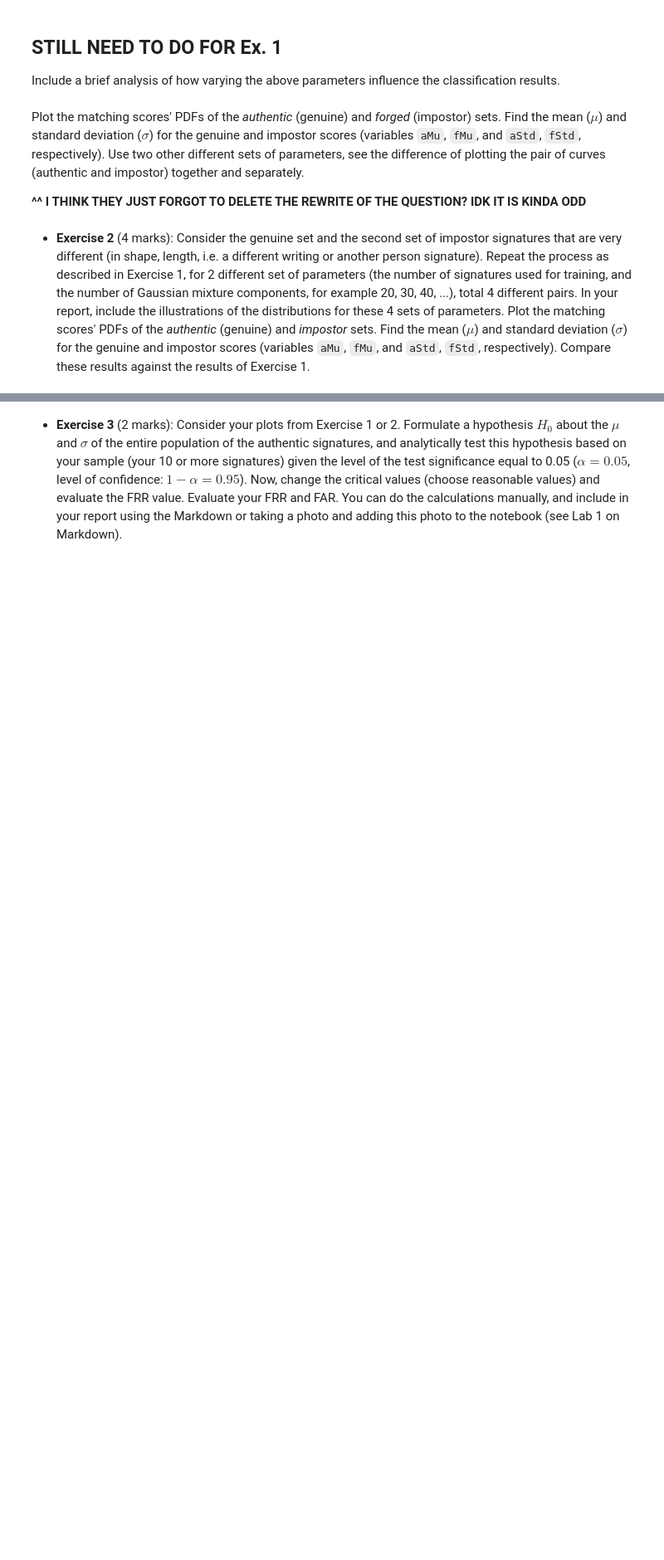
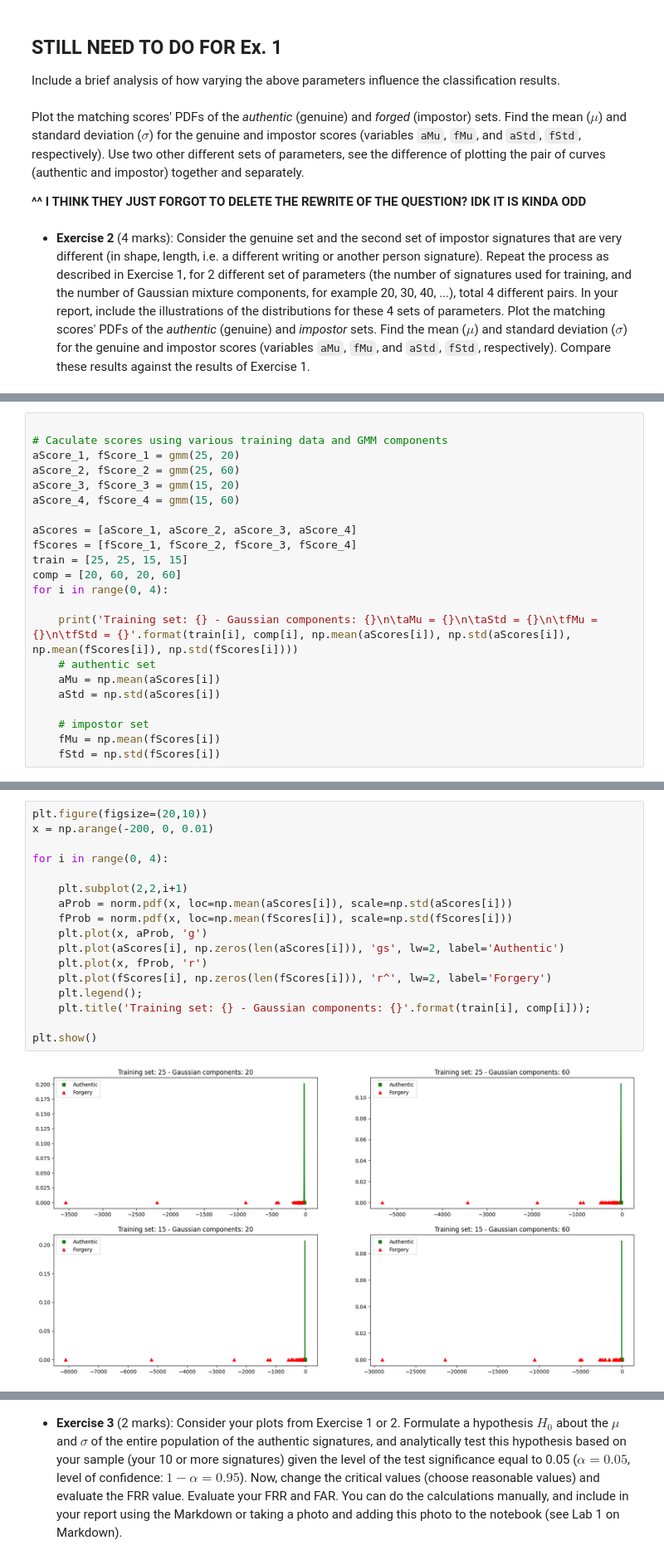
Before and after one commit to TheJade/ENCM509, a Jupyter notebook: Lab3/Lab3-SigVerif GMM.ipynb, the cells around one changed output, grey strips where cells are left out. Shown at 83% size. Drawn from its saved outputs; the diff is of its cells as text; blank space fills up the shorter version.

```diff
--- a/Lab3/Lab3-SigVerif GMM.ipynb
+++ b/Lab3/Lab3-SigVerif GMM.ipynb
@@ -349,0 +405,22 @@ Include a brief analysis of how varying the above parameters influence the class
+# %%
+
+# Caculate scores using various training data and GMM components
+aScore_1, fScore_1 = gmm(25, 20)
+aScore_2, fScore_2 = gmm(25, 60)
+aScore_3, fScore_3 = gmm(15, 20)
+aScore_4, fScore_4 = gmm(15, 60)
+
+aScores = [aScore_1, aScore_2, aScore_3, aScore_4]
+fScores = [fScore_1, fScore_2, fScore_3, fScore_4]
+train = [25, 25, 15, 15]
+comp = [20, 60, 20, 60]
+for i in range(0, 4):
+
+    print('Training set: {} - Gaussian components: {}\n\taMu = {}\n\taStd = {}\n\tfMu = {}\n\tfStd = {}'.format(train[i], comp[i], np.mean(aScores[i]), np.std(aScores[i]), np.mean(fScores[i]), np.std(fScores[i])))
+    # authentic set
+    aMu = np.mean(aScores[i])
+    aStd = np.std(aScores[i])
+
+    # impostor set
+    fMu = np.mean(fScores[i])
+    fStd = np.std(fScores[i])
@@ -349,0 +448,19 @@ Include a brief analysis of how varying the above parameters influence the class
+# %%
+plt.figure(figsize=(20,10))
+x = np.arange(-200, 0, 0.01)
+
+for i in range(0, 4):
+
+    plt.subplot(2,2,i+1)
+    aProb = norm.pdf(x, loc=np.mean(aScores[i]), scale=np.std(aScores[i]))
+    fProb = norm.pdf(x, loc=np.mean(fScores[i]), scale=np.std(fScores[i]))
+    plt.plot(x, aProb, 'g')
+    plt.plot(aScores[i], np.zeros(len(aScores[i])), 'gs', lw=2, label='Authentic')
+    plt.plot(x, fProb, 'r')
+    plt.plot(fScores[i], np.zeros(len(fScores[i])), 'r^', lw=2, label='Forgery')
+    plt.legend();
+    plt.title('Training set: {} - Gaussian components: {}'.format(train[i], comp[i]));
+
+plt.show()
+# %% [output]
+[figure, added]
```
Also changed, not shown: parts of 5 cells of this notebook, 30 other files.
